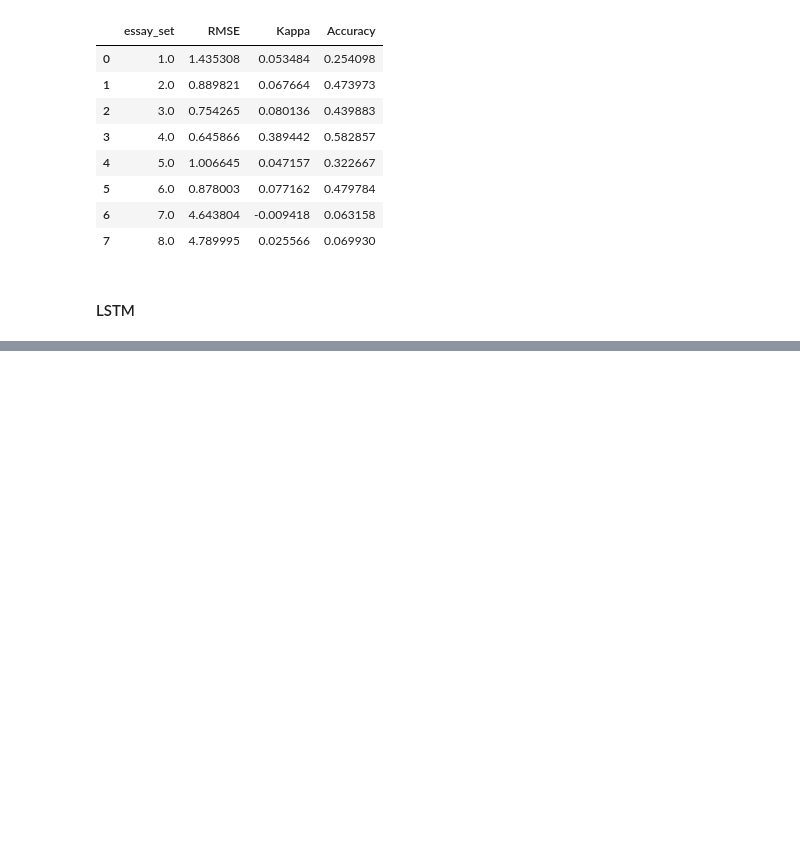
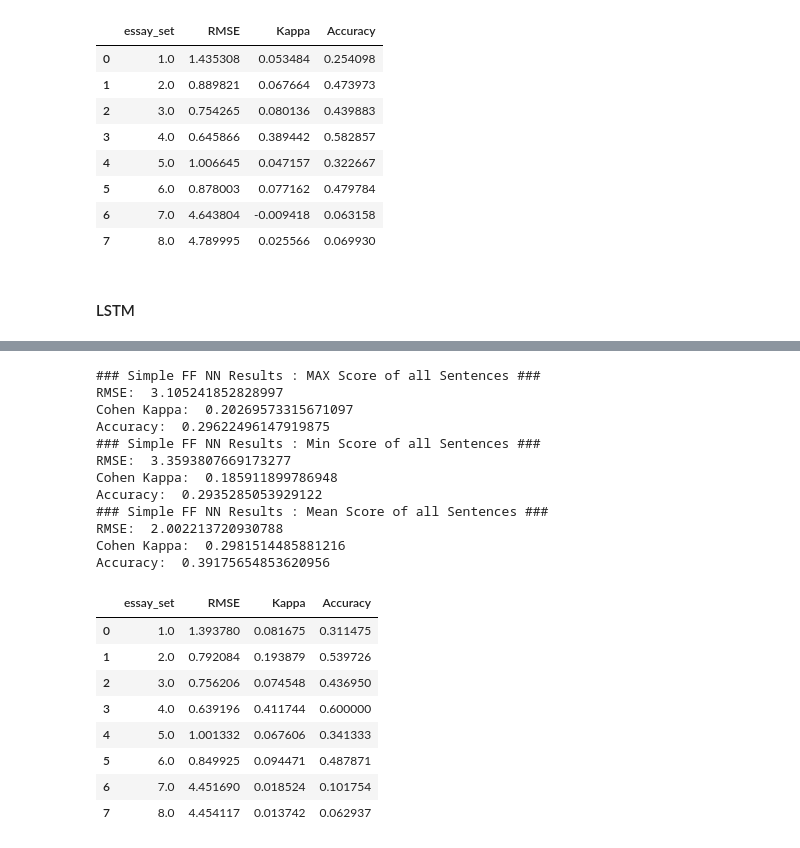
Before and after one commit to pkurapati/W266-NLP-Project, a Jupyter notebook: Pavan/AEG_Sentence_Classification_CPU.ipynb, the cells around one changed output, grey strips where cells are left out. Drawn from its saved outputs; the diff is of its cells as text; code cells hidden in the pictures; blank space fills up the shorter version.

```diff
--- a/Pavan/AEG_Sentence_Classification_CPU.ipynb
+++ b/Pavan/AEG_Sentence_Classification_CPU.ipynb
@@ -726,0 +939,78 @@ Cohen Kappa LSTM:  0.14598100325900654
+# %%
+# We will combine the sentences back to essay in this section
+
+result_df = pd.DataFrame([x_test_sentence_df.essay_id.values,x_test_sentence_df.essay_set.values,
+                         x_test_sentence_df.sentence.values,nn_df.Orig_Score.values,
+                          nn_df.Denorm_Pred_Score.values]).transpose()
+result_df.columns = ['essay_id','essay_set','sentence','orig_score','pred_score']
+nn_test_df = find_max_min_mean_score(result_df)
+
+#Convert the dataframe parameters into integers as they are returned as floats
+nn_test_df.essay_id = nn_test_df.essay_id.astype(int)
+nn_test_df.essay_set = nn_test_df.essay_set.astype(int)
+nn_test_df.Orig_Score = nn_test_df.Orig_Score.astype(int)
+nn_test_df.Max_Score = nn_test_df.Max_Score.astype(int)
+nn_test_df.Min_Score = nn_test_df.Min_Score.astype(int)
+nn_test_df.Mean_Score = nn_test_df.Mean_Score.astype(int)
+
+# Extract the scores
+orig_score = nn_test_df.Orig_Score.values
+max_pred_score = nn_test_df.Max_Score.values
+min_pred_score = nn_test_df.Min_Score.values
+mean_pred_score = nn_test_df.Mean_Score.values
+
+# Compare the metrics if Max score of all sentences are taken
+rmse_max_nn = RMSE(orig_score,max_pred_score)
+cohen_kappa_max_nn = cohen_kappa_score(orig_score,max_pred_score)
+accuracy_max_nn = accuracy_score(orig_score,max_pred_score)
+
+# Compare the metrics if Min score of all sentences are taken
+rmse_min_nn = RMSE(orig_score,min_pred_score)
+cohen_kappa_min_nn = cohen_kappa_score(orig_score,min_pred_score)
+accuracy_min_nn = accuracy_score(orig_score,min_pred_score)
+
+# Compare the metrics if Mean score of all sentences are taken
+rmse_mean_nn = RMSE(orig_score,mean_pred_score)
+cohen_kappa_mean_nn = cohen_kappa_score(orig_score,mean_pred_score)
+accuracy_mean_nn = accuracy_score(orig_score,mean_pred_score)
+
+print("### Simple FF NN Results : MAX Score of all Sentences ###")
+print("RMSE: ",rmse_max_nn)
+print("Cohen Kappa: ",cohen_kappa_max_nn)
+print("Accuracy: ",accuracy_max_nn)
+
+print("### Simple FF NN Results : Min Score of all Sentences ###")
+print("RMSE: ",rmse_min_nn)
+print("Cohen Kappa: ",cohen_kappa_min_nn)
+print("Accuracy: ",accuracy_min_nn)
+
+print("### Simple FF NN Results : Mean Score of all Sentences ###")
+print("RMSE: ",rmse_mean_nn)
+print("Cohen Kappa: ",cohen_kappa_mean_nn)
+print("Accuracy: ",accuracy_mean_nn)
+
+# Provide per-essay-set metrics based on mean score
+essay_set_results = essay_set_metrics(nn_test_df)
+essay_set_results
+# %% [output]
+### Simple FF NN Results : MAX Score of all Sentences ###
+RMSE:  3.105241852828997
+Cohen Kappa:  0.20269573315671097
+Accuracy:  0.29622496147919875
+### Simple FF NN Results : Min Score of all Sentences ###
+RMSE:  3.3593807669173277
+Cohen Kappa:  0.185911899786948
+Accuracy:  0.2935285053929122
+### Simple FF NN Results : Mean Score of all Sentences ###
+RMSE:  2.002213720930788
+Cohen Kappa:  0.2981514485881216
+Accuracy:  0.39175654853620956
+|  | essay_set | RMSE | Kappa | Accuracy |
+| 0 | 1.0 | 1.393780 | 0.081675 | 0.311475 |
+| 1 | 2.0 | 0.792084 | 0.193879 | 0.539726 |
+| 2 | 3.0 | 0.756206 | 0.074548 | 0.436950 |
+| 3 | 4.0 | 0.639196 | 0.411744 | 0.600000 |
+| 4 | 5.0 | 1.001332 | 0.067606 | 0.341333 |
+| 5 | 6.0 | 0.849925 | 0.094471 | 0.487871 |
+| 6 | 7.0 | 4.451690 | 0.018524 | 0.101754 |
+| 7 | 8.0 | 4.454117 | 0.013742 | 0.062937 |
```
Also changed, not shown: parts of 24 cells of this notebook.
